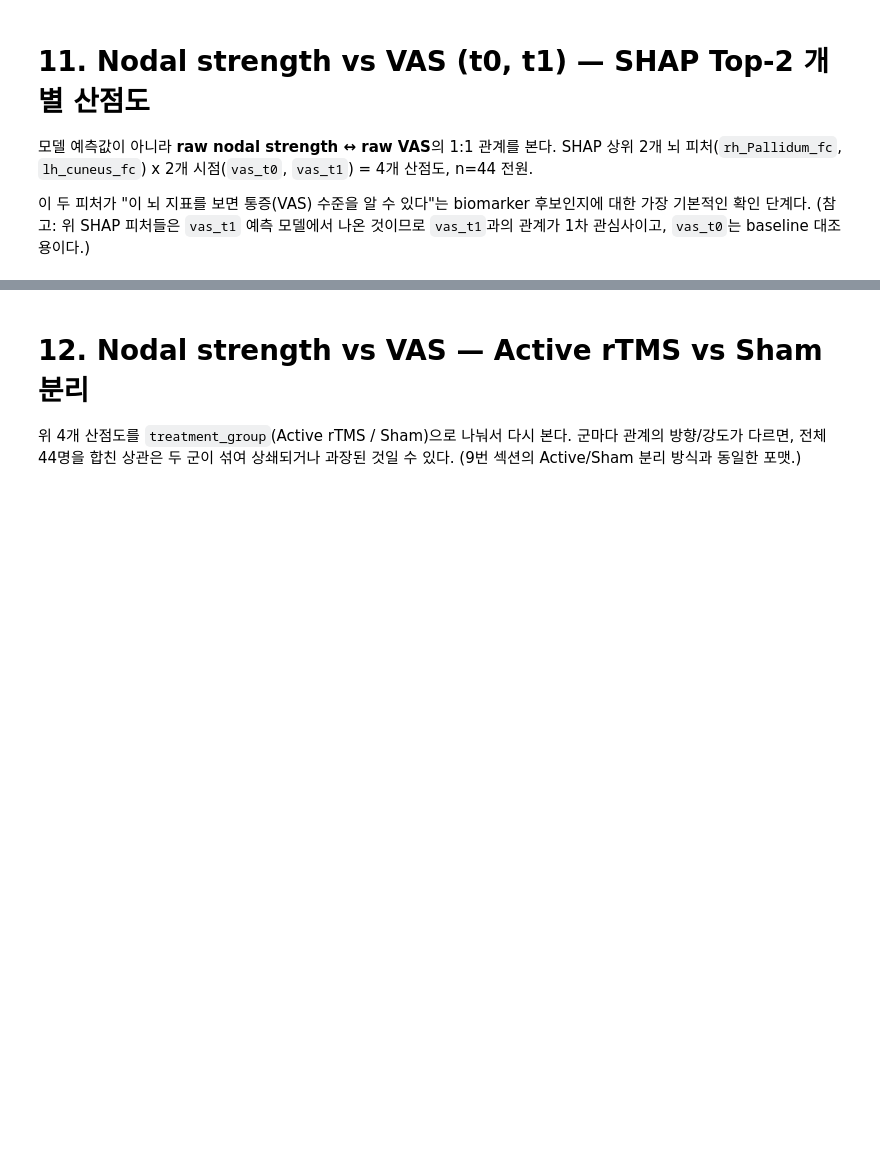
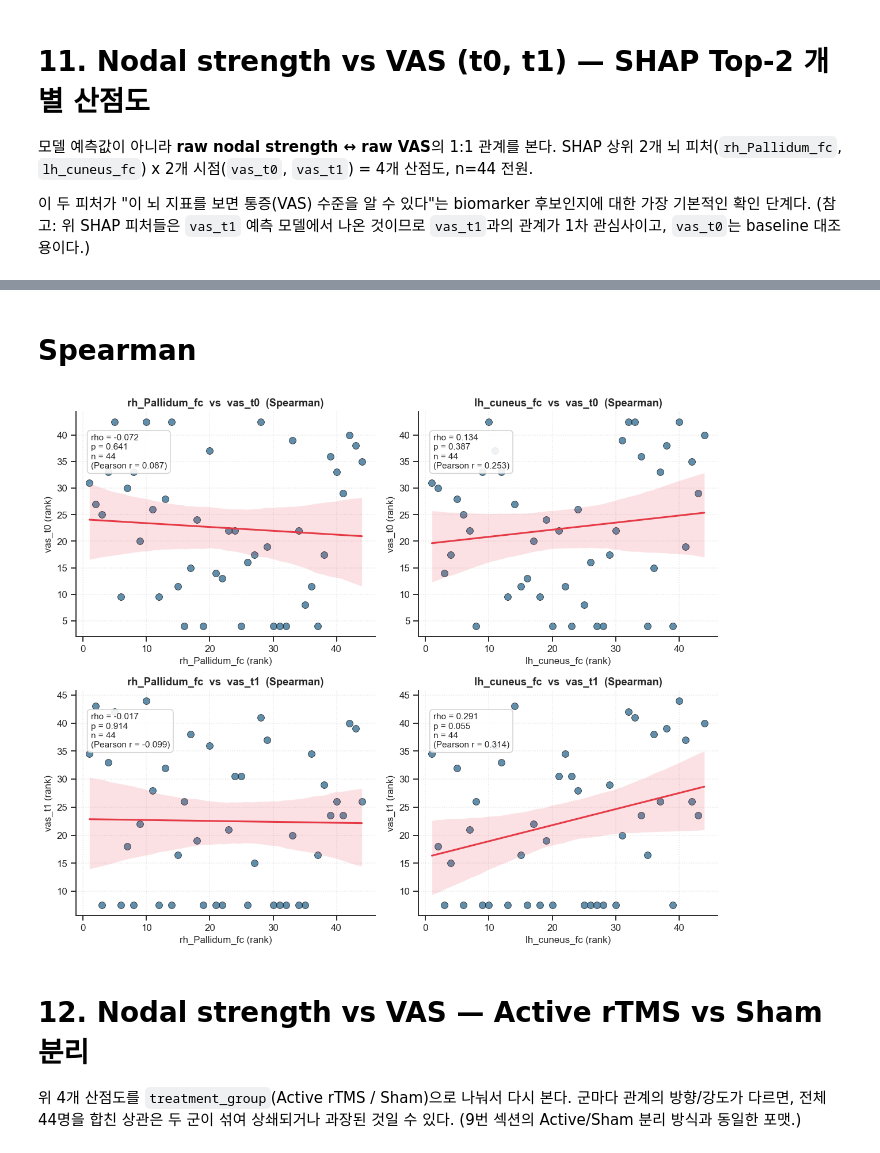
Before and after one commit to esensy/TMS, a Jupyter notebook: automl_comparison_paired_FC_SHAP_top2_strength.ipynb, the cells around one changed output, grey strips where cells are left out. Drawn from its saved outputs; the diff is of its cells as text; code cells hidden in the pictures; blank space fills up the shorter version.

Commit message:
spearman 추가

```diff
--- a/automl_comparison_paired_FC_SHAP_top2_strength.ipynb
+++ b/automl_comparison_paired_FC_SHAP_top2_strength.ipynb
@@ -493,3 +495,46 @@ plt.show()
+# %% [markdown]
+# Spearman
+# %%
+from scipy.stats import spearmanr
+
+fig, axes = plt.subplots(2, 2, figsize=(11, 9), dpi=110)
+
+for row, vas_col in enumerate(vas_targets_plot):
+    for col, feat in enumerate(brain_feats_plot):
+        ax = axes[row, col]
+
+        sub = df[[feat, vas_col]].dropna()
+        x_raw = sub[feat].values
+        y_raw = sub[vas_col].values
+
+        rho, pval = spearmanr(x_raw, y_raw)
+        r_p, p_p = pearsonr(x_raw, y_raw)
+
+        x_rank = pd.Series(x_raw).rank().values
+        y_rank = pd.Series(y_raw).rank().values
+
+        sns.regplot(x=x_rank, y=y_rank, ax=ax,
+                    scatter_kws=dict(s=60, alpha=0.85, edgecolor='black',
+                                     linewidths=0.5, color='#457B9D'),
+                    line_kws=dict(color='#E63946', linewidth=2), ci=95)
+
+        ax.set_xlabel(f'{feat} (rank)', fontsize=11)
+        ax.set_ylabel(f'{vas_col} (rank)', fontsize=11)
+        ax.set_title(f'{feat}  vs  {vas_col}  (Spearman)', fontsize=12, fontweight='bold')
+
+        sig = '*' if pval < 0.05 else ''
+        ax.text(0.05, 0.90,
+                f'rho = {rho:.3f}{sig}\np = {pval:.3f}\nn = {len(sub)}\n(Pearson r = {r_p:.3f})',
+                transform=ax.transAxes, fontsize=10, va='top',
+                bbox=dict(boxstyle='round,pad=0.4', facecolor='white', alpha=0.9, edgecolor='#CCCCCC'))
+
+        ax.grid(True, linestyle=':', alpha=0.5)
+
+sns.despine()
+plt.tight_layout()
+plt.show()
+# %% [output]
+[figure, added]
 # %% [markdown]
 # 12. Nodal strength vs VAS — Active rTMS vs Sham 분리
 
```
Also changed, not shown: parts of 2 cells of this notebook.
